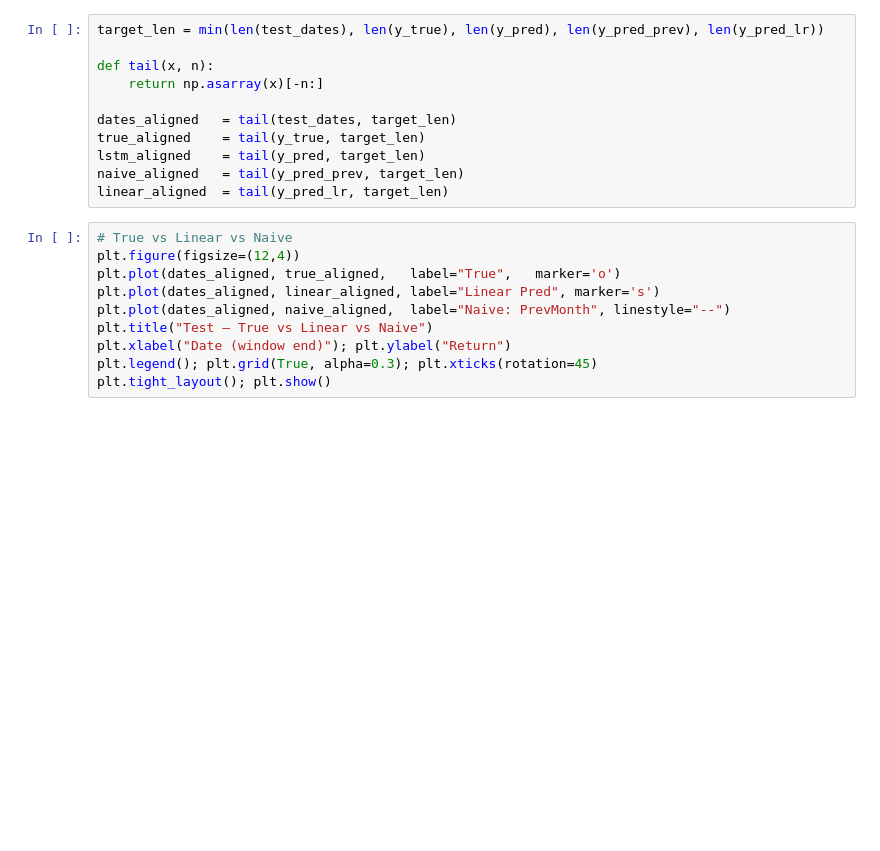
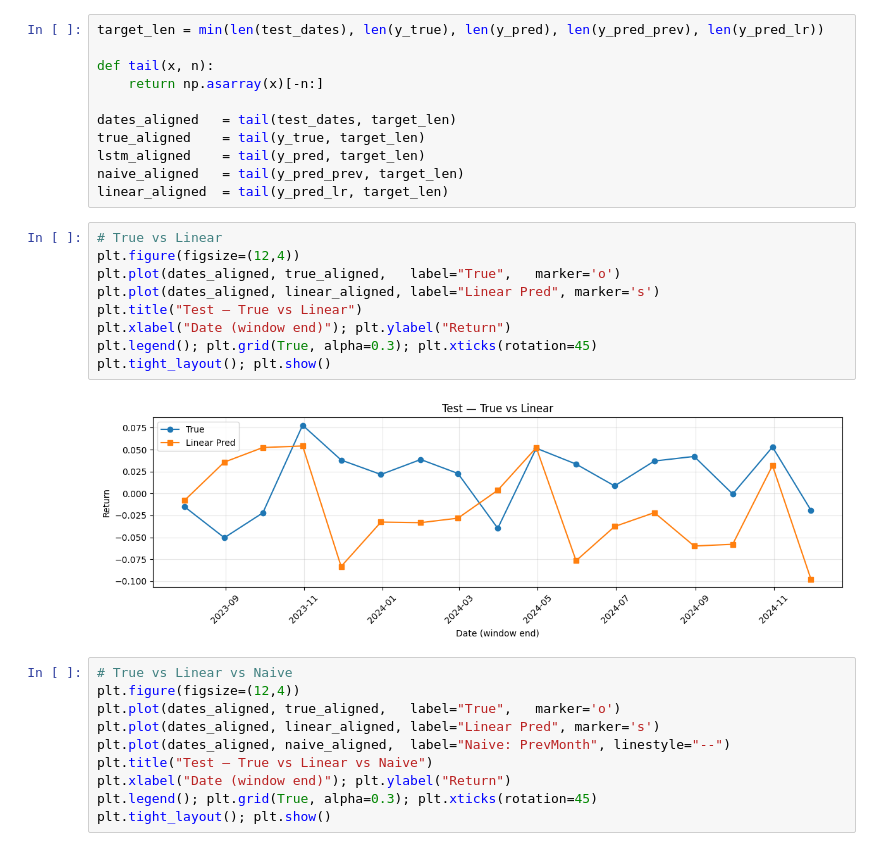
Before and after one commit to Rico00121/cs-c3240-machine-learning-project, a Jupyter notebook: lstm.ipynb, the cells around one changed output. Saved outputs shown, nothing was run; the diff lists cells and outputs as text; blank space fills up the shorter version.

Commit message:
feat: update comparing true and linear

```diff
--- a/lstm.ipynb
+++ b/lstm.ipynb
@@ -272,6 +272,17 @@ true_aligned    = tail(y_true, target_len)
 lstm_aligned    = tail(y_pred, target_len)
 naive_aligned   = tail(y_pred_prev, target_len)
 linear_aligned  = tail(y_pred_lr, target_len)
+# %%
+# True vs Linear
+plt.figure(figsize=(12,4))
+plt.plot(dates_aligned, true_aligned,   label="True",   marker='o')
+plt.plot(dates_aligned, linear_aligned, label="Linear Pred", marker='s')
+plt.title("Test — True vs Linear")
+plt.xlabel("Date (window end)"); plt.ylabel("Return")
+plt.legend(); plt.grid(True, alpha=0.3); plt.xticks(rotation=45)
+plt.tight_layout(); plt.show()
+# %% [output]
+[figure, added]
 # %%
 # True vs Linear vs Naive
 plt.figure(figsize=(12,4))
```
